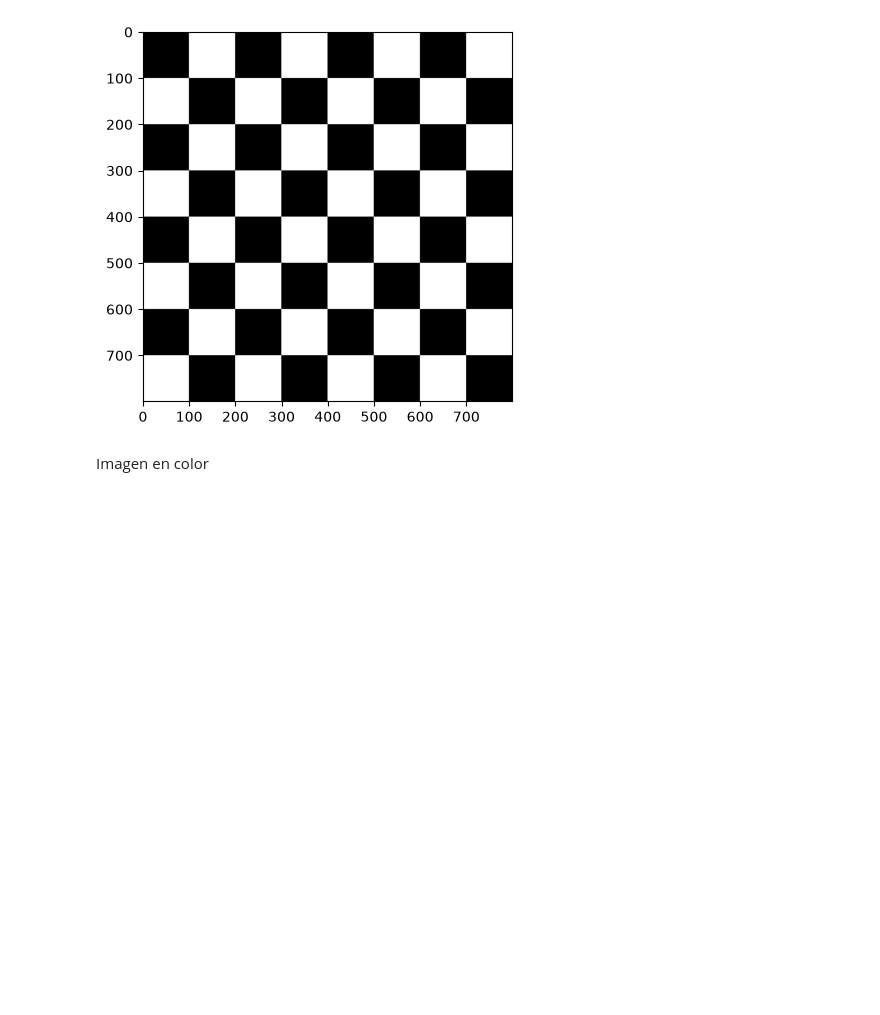
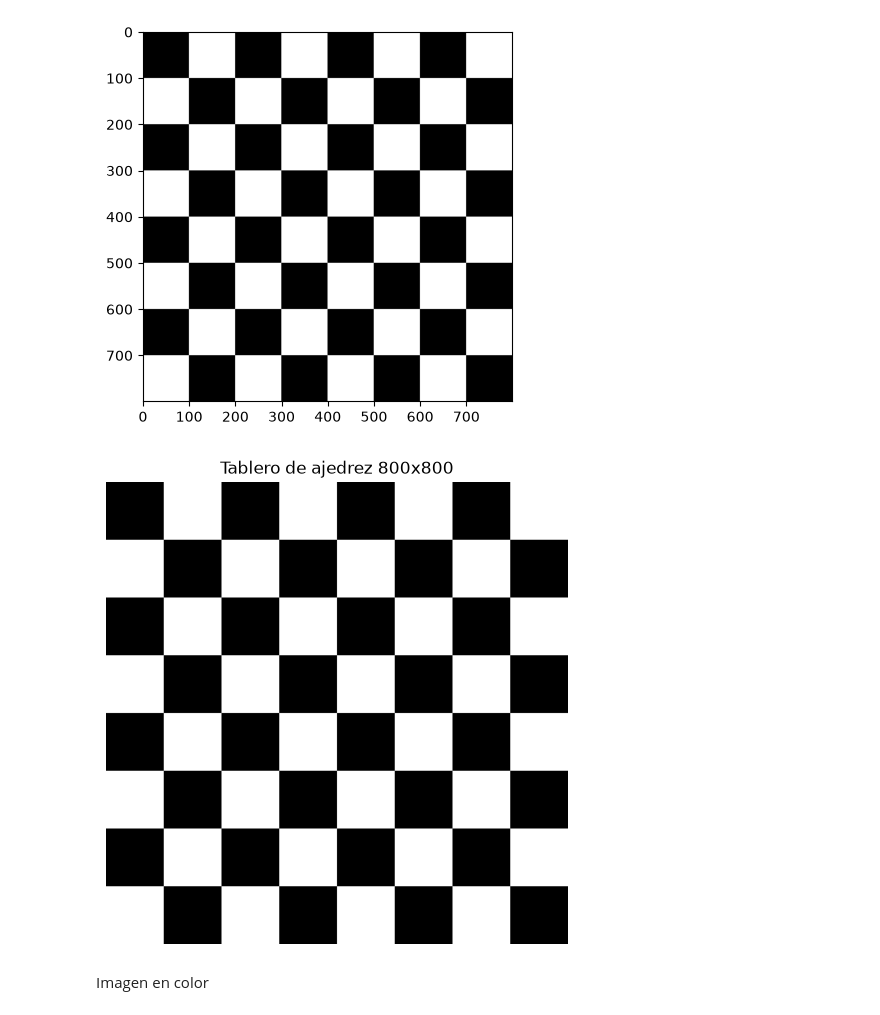
Before and after one commit to xAraelx/VC, a Jupyter notebook: P1/VC_P1.ipynb, the cells around one changed output. Cells and saved outputs as stored; diff of their text form; code cells hidden in the pictures; blank space fills up the shorter version.

Commit message:
Añadido mondrian de Sergio y ajedrez de IA

```diff
--- a/P1/VC_P1.ipynb
+++ b/P1/VC_P1.ipynb
@@ -89,6 +91,26 @@ plt.imshow(tablero_img, cmap='gray')
 plt.show()
 # %% [output]
 [figure]
+# %%
+# Hecho por Claude Opus 4.8
+
+tam_recuadro, n = 100, 8
+# Patrón 8x8 de 0 y 1
+patron = np.indices((n, n)).sum(axis=0) % 2
+# Escalar a 800x800 y pasar a 0/255
+tablero = np.kron(patron, np.ones((tam_recuadro, tam_recuadro))) * 255
+# Forzar uint8 (esta es la línea clave)
+tablero = tablero.astype(np.uint8)
+# Convertir a 3 canales
+tablero = cv2.cvtColor(tablero, cv2.COLOR_GRAY2BGR)
+
+plt.figure(figsize=(6, 6))
+plt.imshow(tablero)
+plt.axis("off")
+plt.title("Tablero de ajedrez 800x800")
+plt.show()
+# %% [output]
+[figure, added]
 # %% [markdown]
 Imagen en color
 # %%
```
Also changed, not shown: parts of 4 cells of this notebook.
